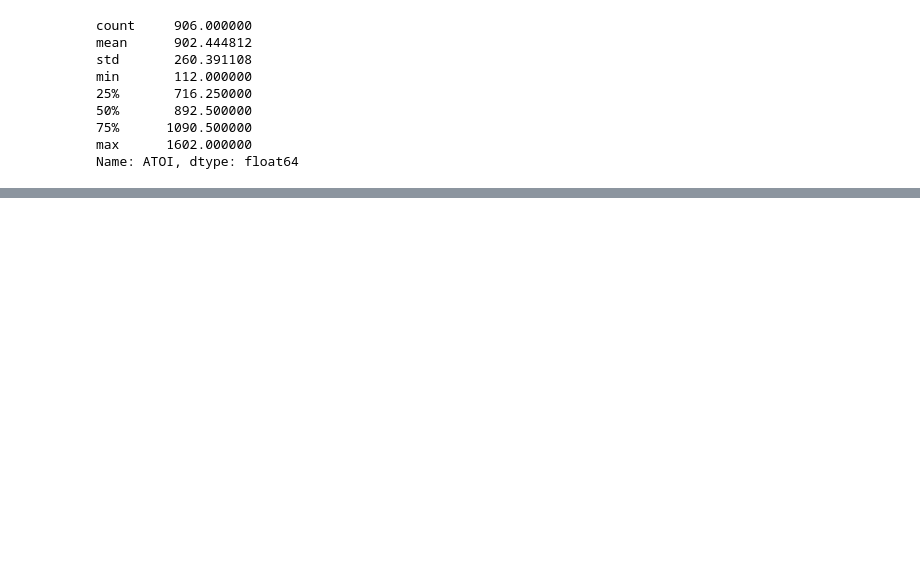
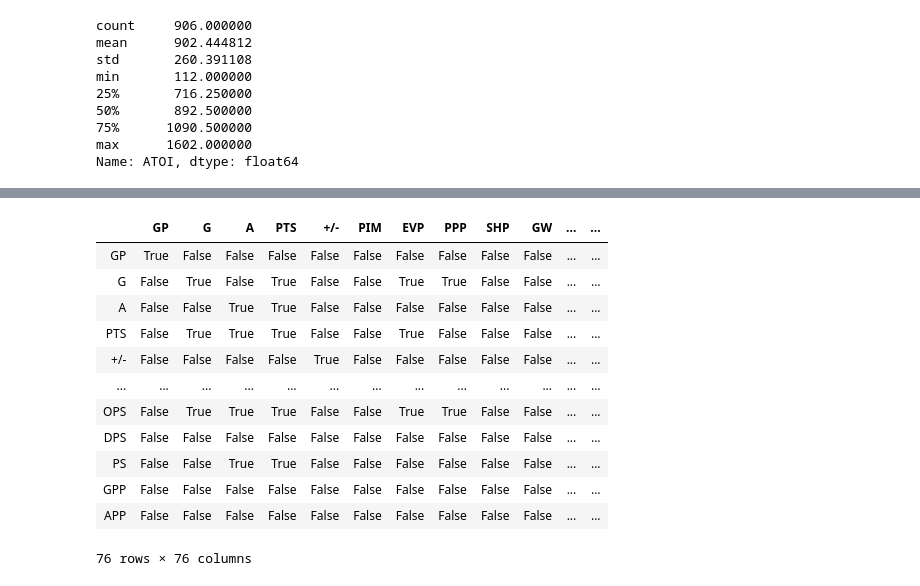
Before and after one commit to DavidKatzman/Final_Project, a Jupyter notebook: Hockey_Project.ipynb, the cells around one changed output, grey strips where cells are left out. Drawn from its saved outputs; the diff is of its cells as text; code cells hidden in the pictures; blank space fills up the shorter version.

```diff
--- a/Hockey_Project.ipynb
+++ b/Hockey_Project.ipynb
@@ -207,0 +283,16 @@ sns.heatmap(corr, mask=mask, cmap=cmap, vmax=.3, center=0,
+# %%
+df.corr()>.8
+# %% [output]
+|  | GP | G | A | PTS | +/- | PIM | EVP | PPP | SHP | GW | ... | ... |
+| GP | True | False | False | False | False | False | False | False | False | False | ... | ... |
+| G | False | True | False | True | False | False | True | True | False | False | ... | ... |
+| A | False | False | True | True | False | False | False | False | False | False | ... | ... |
+| PTS | False | True | True | True | False | False | True | False | False | False | ... | ... |
+| +/- | False | False | False | False | True | False | False | False | False | False | ... | ... |
+| ... | ... | ... | ... | ... | ... | ... | ... | ... | ... | ... | ... | ... |
+| OPS | False | True | True | True | False | False | True | True | False | False | ... | ... |
+| DPS | False | False | False | False | False | False | False | False | False | False | ... | ... |
+| PS | False | False | True | True | False | False | False | False | False | False | ... | ... |
+| GPP | False | False | False | False | False | False | False | False | False | False | ... | ... |
+| APP | False | False | False | False | False | False | False | False | False | False | ... | ... |
+76 rows × 76 columns
```
Also changed, not shown: parts of 43 cells of this notebook.
